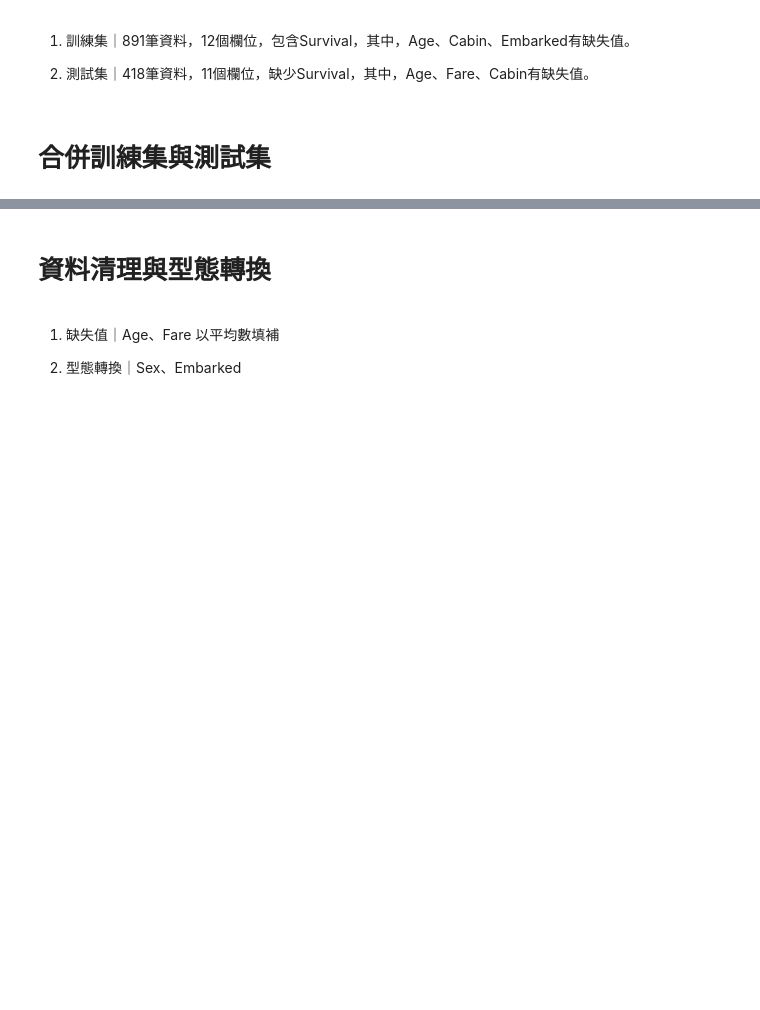
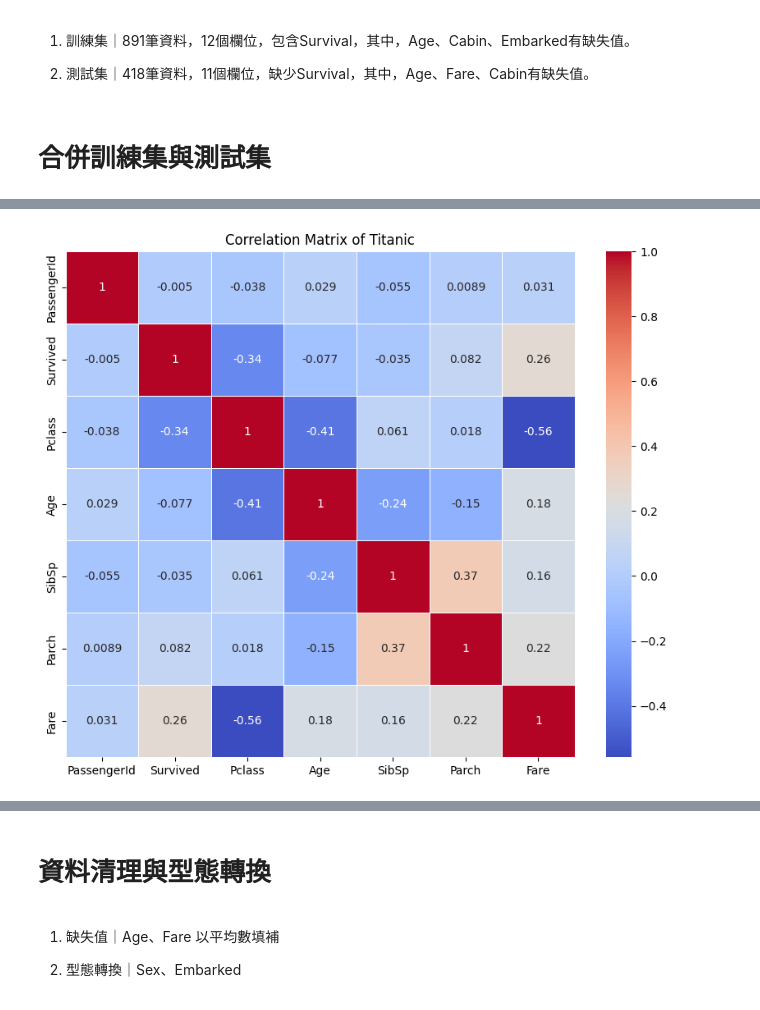
Before and after one commit to hui509/Titanic_Survival_Prediction, a Jupyter notebook: 專題實作｜鐵達尼號存活預測分析.ipynb, the cells around one changed output, grey strips where cells are left out. Cells and saved outputs as stored; diff of their text form; code cells hidden in the pictures; blank space fills up the shorter version.

```diff
--- a/專題實作｜鐵達尼號存活預測分析.ipynb
+++ b/專題實作｜鐵達尼號存活預測分析.ipynb
@@ -38,0 +47,13 @@ data.reset_index(inplace=True, drop=True)
+# %%
+# 使用 Pearson 係數計算相關性
+cor = data.corr()
+
+# 使用seaborn和matplotlib，視覺化呈現相關性
+import seaborn as sns
+import matplotlib.pyplot as plt
+plt.figure(figsize=(10,8))
+sns.heatmap(cor,annot=True,linewidth=0.5,cmap='coolwarm')
+plt.title('Correlation Matrix of Titanic')
+plt.show()
+# %% [output]
+[figure, added]
```
Also changed, not shown: parts of 6 cells of this notebook.
